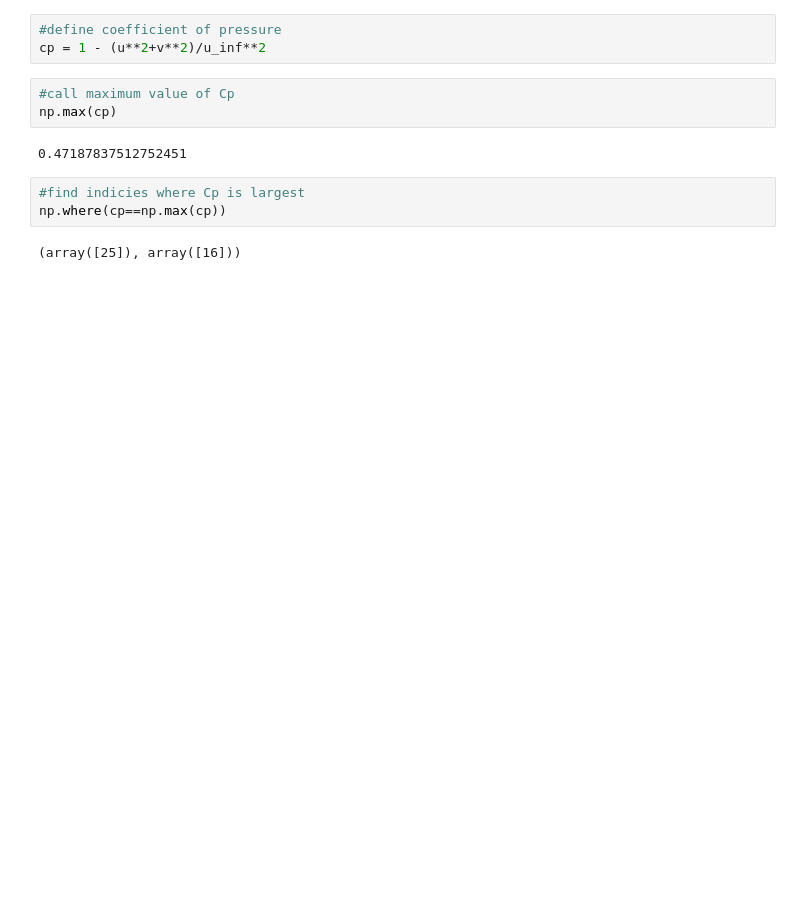
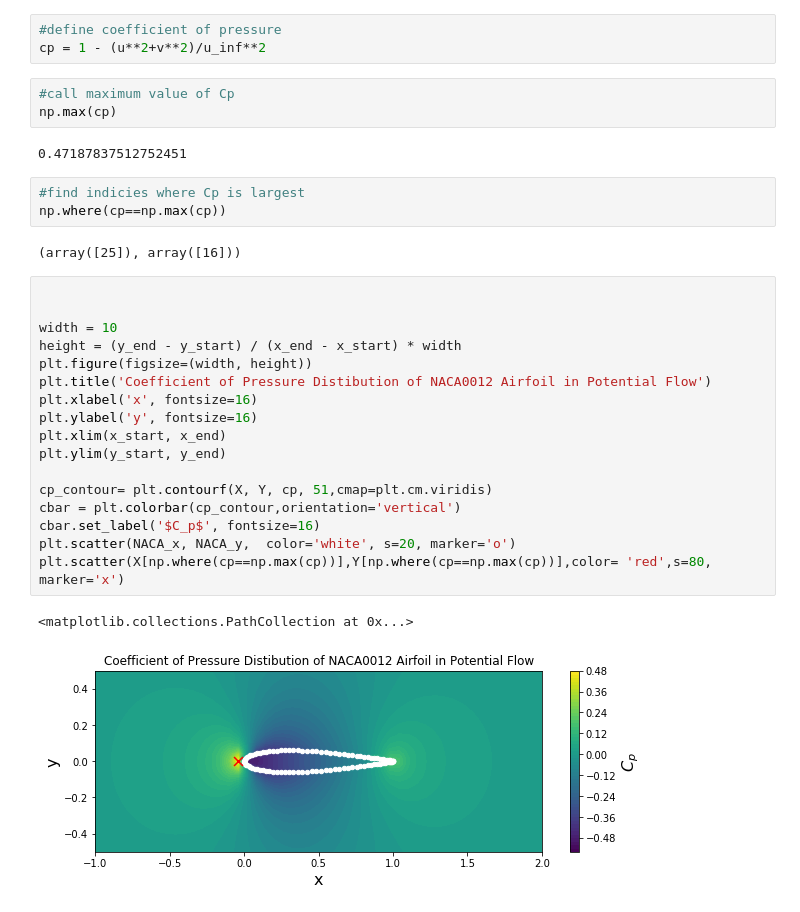
Before and after one commit to djpalumbo18/mae6226, a Jupyter notebook: Palumbo_AeroHydro_HW1.ipynb, the cells around one changed output. Drawn from its saved outputs; the diff is of its cells as text; blank space fills up the shorter version.

```diff
--- a/Palumbo_AeroHydro_HW1.ipynb
+++ b/Palumbo_AeroHydro_HW1.ipynb
@@ -133,3 +135,23 @@ np.max(cp)
 np.where(cp==np.max(cp))
 # %% [output]
 (array([25]), array([16]))
+# %%
+
+
+width = 10
+height = (y_end - y_start) / (x_end - x_start) * width
+plt.figure(figsize=(width, height))
+plt.title('Coefficient of Pressure Distibution of NACA0012 Airfoil in Potential Flow')
+plt.xlabel('x', fontsize=16)
+plt.ylabel('y', fontsize=16)
+plt.xlim(x_start, x_end)
+plt.ylim(y_start, y_end)
+
+cp_contour= plt.contourf(X, Y, cp, 51,cmap=plt.cm.viridis)
+cbar = plt.colorbar(cp_contour,orientation='vertical')
+cbar.set_label('$C_p$', fontsize=16)
+plt.scatter(NACA_x, NACA_y,  color='white', s=20, marker='o')
+plt.scatter(X[np.where(cp==np.max(cp))],Y[np.where(cp==np.max(cp))],color= 'red',s=80, marker='x')
+# %% [output]
+<matplotlib.collections.PathCollection at 0x...>
+[figure, added]
```
Also changed, not shown: parts of 5 cells of this notebook.
